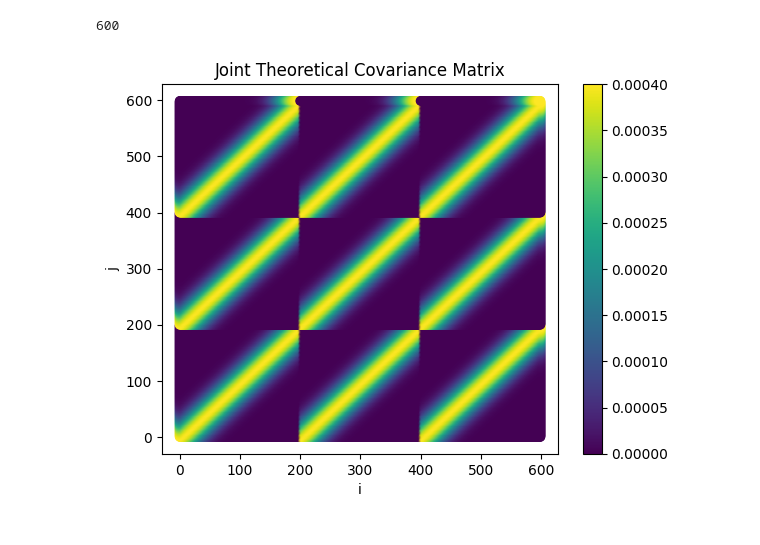
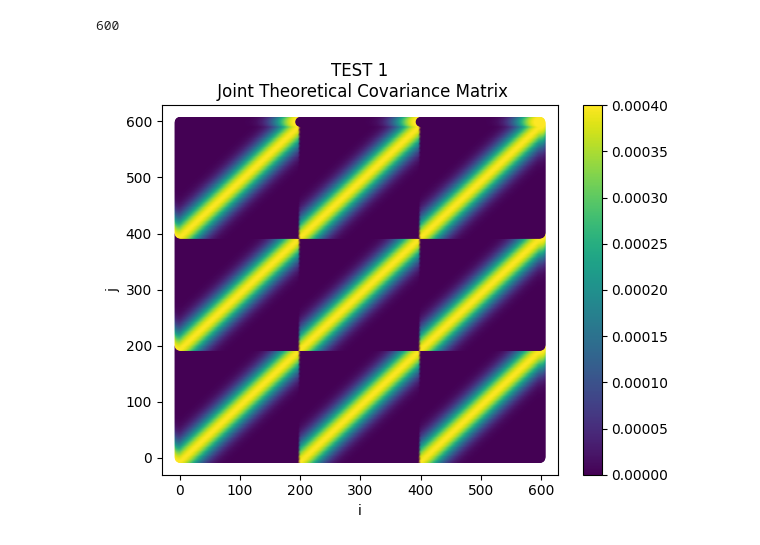
Before and after one commit to BeppeMcOnion/AB_INFO_2022-2023_EercizioFinale, a Jupyter notebook: ProgettoEsame.ipynb, the cells around one changed output. Cells and saved outputs as stored; diff of their text form; code cells hidden in the pictures.

```diff
--- a/ProgettoEsame.ipynb
+++ b/ProgettoEsame.ipynb
@@ -378,8 +384,9 @@ print(datavector.shape)
 # %%
 import copy
+
 # LETTURA
-Nbins=200 # length vettore di dati
-Nmeasures=100 # può arrivare a 10000; POI METTO A  1000!
+Nbins=200# length vettore di dati
+Nmeasures=1000 # può arrivare a 10000; POI METTO A  1000!
 test=1
 measures=[] # LISTA, vuota
 for i in np.arange(Nmeasures)+1: # da 0 a N-1, ma se metto "+1", va da 1 a N!
@@ -450,6 +465,6 @@ for l1 in range(3):
             for j in range(Nbins):
                 COV_th[i+l1*Nbins,j+l2*Nbins] = covf(scale[i],scale[j],sigs[0],ls[0])
 # %%
-plot_Matrix(COV_th, title="Joint Theoretical Covariance Matrix")
+plot_Matrix(COV_th, title=f"TEST {test}\n Joint Theoretical Covariance Matrix")
 # %% [output]
-[figure, old version]
+[figure, new version]
```
Also changed, not shown: parts of 15 cells of this notebook.
